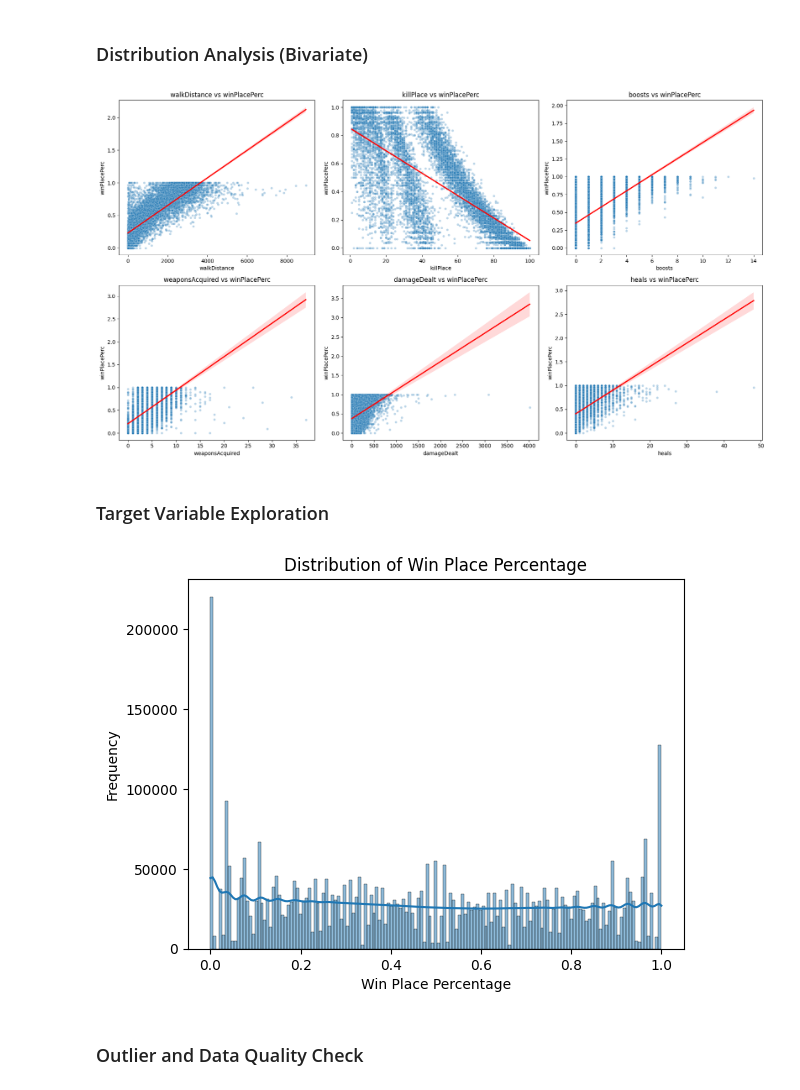
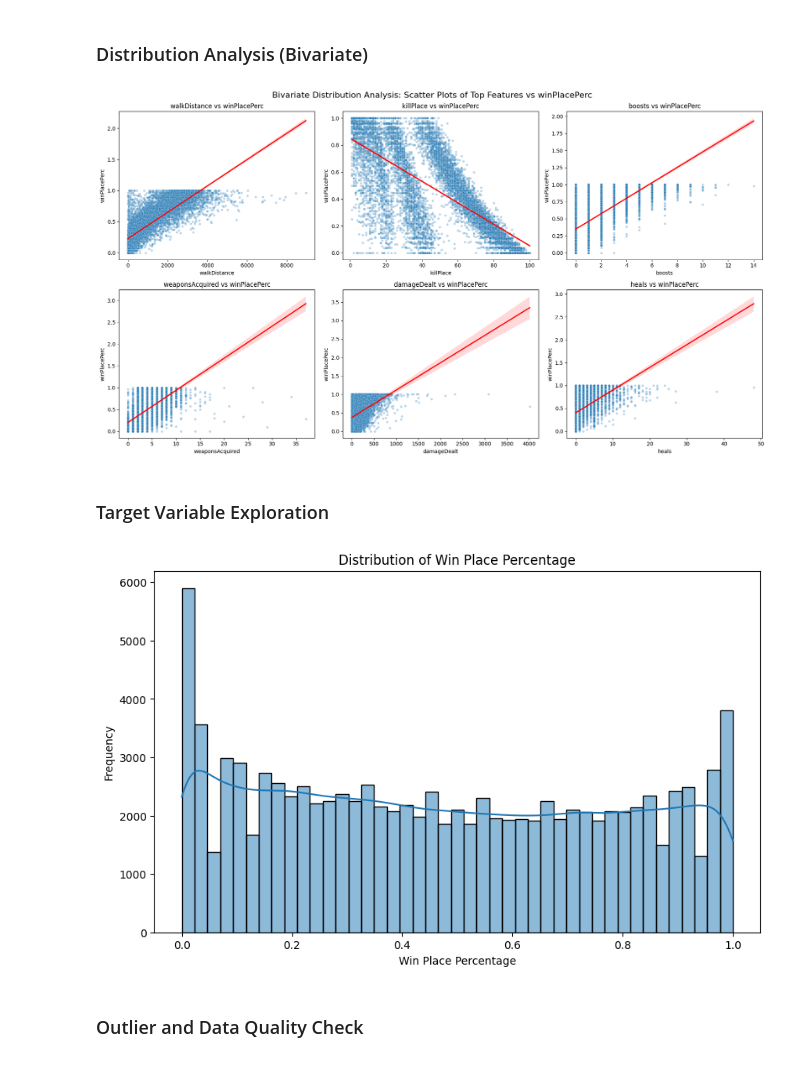
Before and after one commit to dganesh05/project-3, a Jupyter notebook: project-revised.ipynb, the cells around one changed output. Drawn from its saved outputs; the diff is of its cells as text; code cells hidden in the pictures.

```diff
--- a/project-revised.ipynb
+++ b/project-revised.ipynb
@@ -174,7 +179,7 @@ plt.show()
 # %% [markdown]
 ### Distribution Analysis (Bivariate)
 # %%
-top_features = corr_with_target.index
+top_features = corr_with_target.head(6).index
 
 fig, axes = plt.subplots(2, 3, figsize=(18, 10))
 for ax, feature in zip(axes.flatten(), top_features):
@@ -189,20 +194,23 @@ for ax, feature in zip(axes.flatten(), top_features):
         scatter=False, color='red', ax=ax
     )
     ax.set_title(f'{feature} vs winPlacePerc')
+plt.suptitle('Bivariate Distribution Analysis: Scatter Plots of Top Features vs winPlacePerc', fontsize=16)
 plt.tight_layout()
 plt.show()
 # %% [output]
-[figure, old version]
+[figure, new version]
 # %% [markdown]
 ### Target Variable Exploration
 # %%
-sns.histplot(df['winPlacePerc'], kde=True)
+# use sample of 100K for histogram
+plt.figure(figsize=(10, 6))
+sns.histplot(df.sample(100000, random_state=random_state)['winPlacePerc'], kde=True)
 plt.title('Distribution of Win Place Percentage')
 plt.xlabel('Win Place Percentage')
 plt.ylabel('Frequency')
 plt.show()
 # %% [output]
-[figure, old version]
+[figure, new version]
 # %% [markdown]
 ### Outlier and Data Quality Check
 # %%
```
Also changed, not shown: parts of 15 cells of this notebook, 1 other file.
